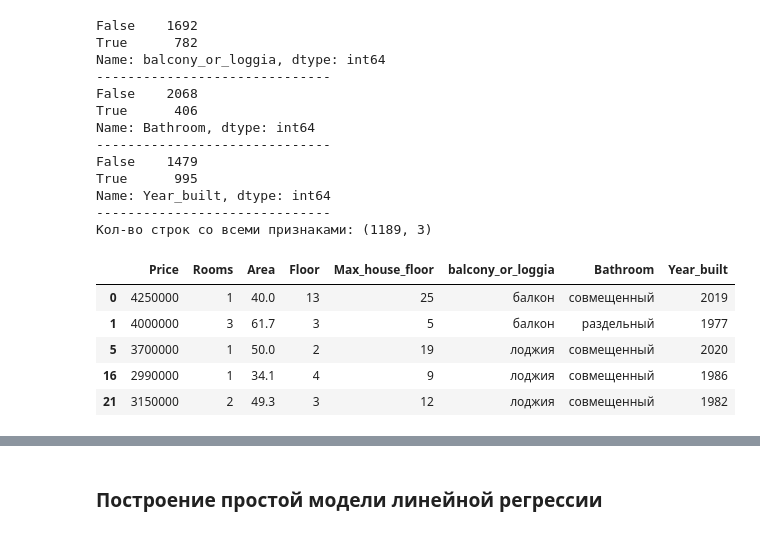
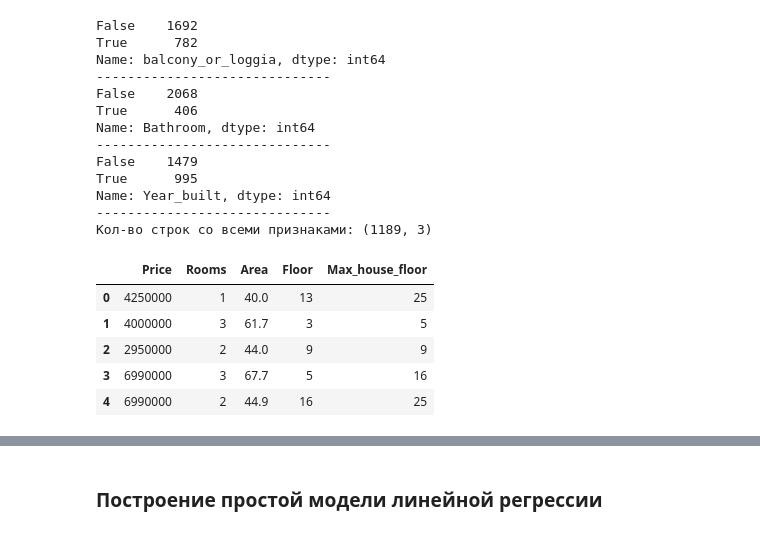
Before and after one commit to gulyaevAA/avito, a Jupyter notebook: FE and ML.ipynb, the cells around one changed output, grey strips where cells are left out. Saved outputs shown, nothing was run; the diff lists cells and outputs as text; code cells hidden in the pictures.

```diff
--- a/FE and ML.ipynb
+++ b/FE and ML.ipynb
@@ -166,14 +164,12 @@ Name: Year_built, dtype: int64
 ------------------------------
 Кол-во строк со всеми признаками: (1189, 3)
 # %%
-df_all_features = df.dropna()
-df_all_features = df_all_features.drop(columns='Link')
-df_all_features= df_all_features.astype({'Year_built': 'int64'})
-df_all_features.head()
+df_new = df.drop(columns=['balcony_or_loggia', 'Bathroom', 'Year_built', 'Link'])
+df_new.head()
 # %% [output]
-|  | Price | Rooms | Area | Floor | Max_house_floor | balcony_or_loggia | Bathroom | Year_built |
-| 0 | 4250000 | 1 | 40.0 | 13 | 25 | балкон | совмещенный | 2019 |
-| 1 | 4000000 | 3 | 61.7 | 3 | 5 | балкон | раздельный | 1977 |
-| 5 | 3700000 | 1 | 50.0 | 2 | 19 | лоджия | совмещенный | 2020 |
-| 16 | 2990000 | 1 | 34.1 | 4 | 9 | лоджия | совмещенный | 1986 |
-| 21 | 3150000 | 2 | 49.3 | 3 | 12 | лоджия | совмещенный | 1982 |
+|  | Price | Rooms | Area | Floor | Max_house_floor |
+| 0 | 4250000 | 1 | 40.0 | 13 | 25 |
+| 1 | 4000000 | 3 | 61.7 | 3 | 5 |
+| 2 | 2950000 | 2 | 44.0 | 9 | 9 |
+| 3 | 6990000 | 3 | 67.7 | 5 | 16 |
+| 4 | 6990000 | 2 | 44.9 | 16 | 25 |
```
Also changed, not shown: parts of 22 cells of this notebook.
